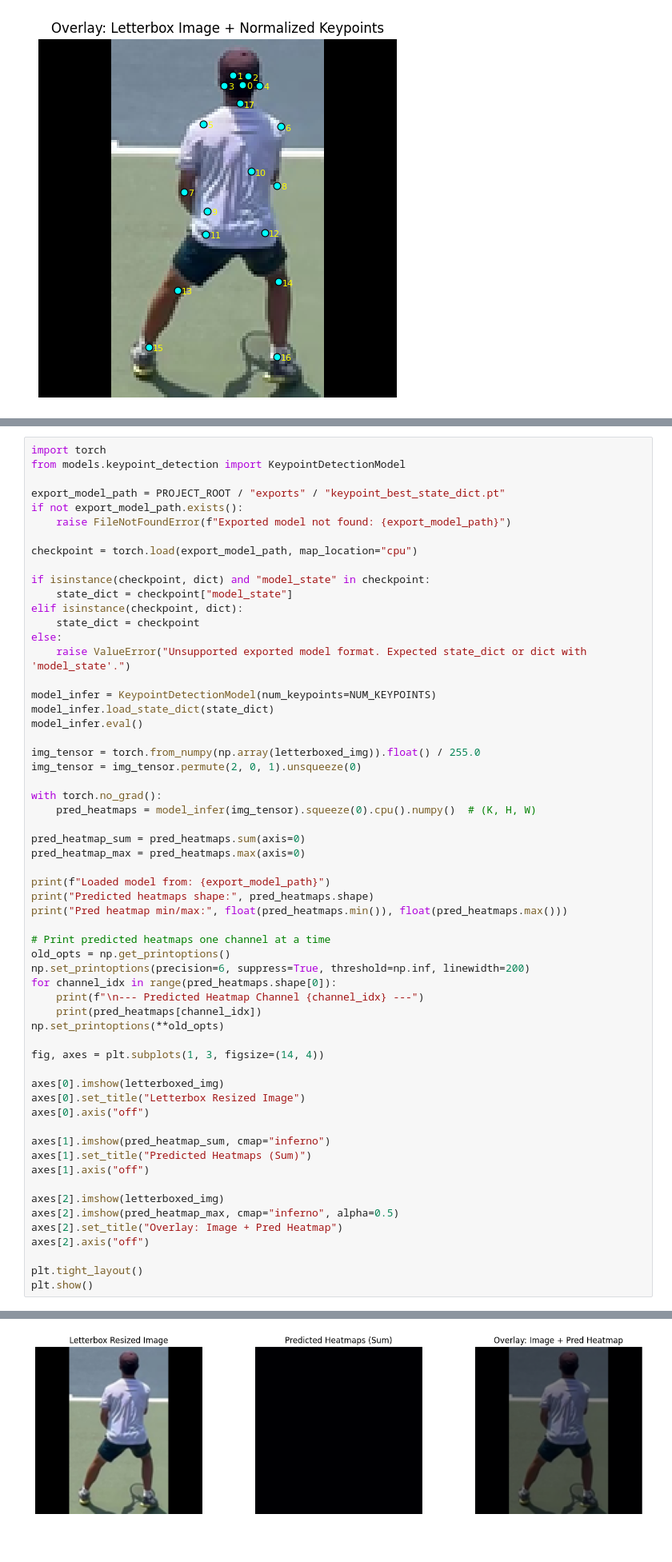
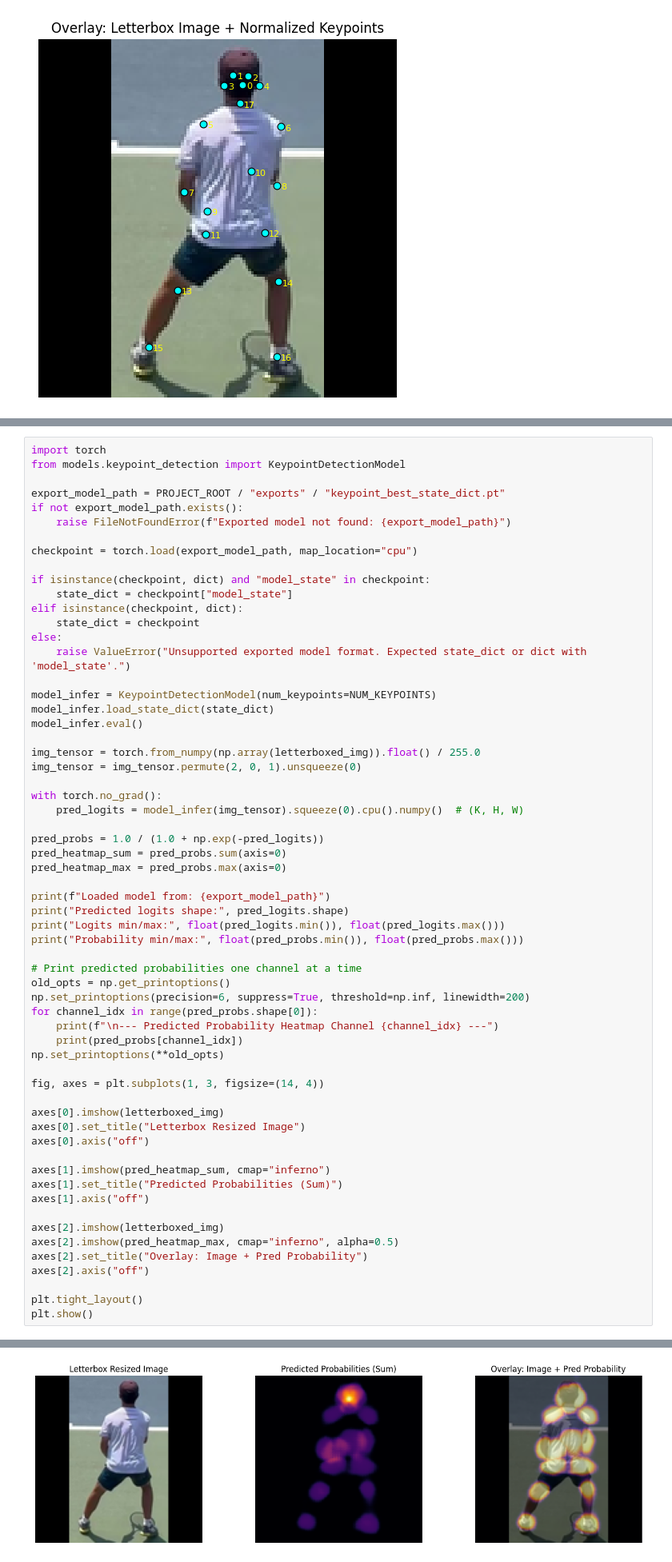
Before and after one commit to hanyiliu/tennis-pose-detection, a Jupyter notebook: notebooks/keypoint_training_visualization.ipynb, the cells around one changed output, grey strips where cells are left out. Shown at 80% size. Saved outputs shown, nothing was run; the diff lists cells and outputs as text.

```diff
--- a/notebooks/keypoint_training_visualization.ipynb
+++ b/notebooks/keypoint_training_visualization.ipynb
@@ -270,21 +271,23 @@ img_tensor = torch.from_numpy(np.array(letterboxed_img)).float() / 255.0
 img_tensor = img_tensor.permute(2, 0, 1).unsqueeze(0)
 
 with torch.no_grad():
-    pred_heatmaps = model_infer(img_tensor).squeeze(0).cpu().numpy()  # (K, H, W)
+    pred_logits = model_infer(img_tensor).squeeze(0).cpu().numpy()  # (K, H, W)
 
-pred_heatmap_sum = pred_heatmaps.sum(axis=0)
-pred_heatmap_max = pred_heatmaps.max(axis=0)
+pred_probs = 1.0 / (1.0 + np.exp(-pred_logits))
+pred_heatmap_sum = pred_probs.sum(axis=0)
+pred_heatmap_max = pred_probs.max(axis=0)
 
 print(f"Loaded model from: {export_model_path}")
-print("Predicted heatmaps shape:", pred_heatmaps.shape)
-print("Pred heatmap min/max:", float(pred_heatmaps.min()), float(pred_heatmaps.max()))
+print("Predicted logits shape:", pred_logits.shape)
+print("Logits min/max:", float(pred_logits.min()), float(pred_logits.max()))
+print("Probability min/max:", float(pred_probs.min()), float(pred_probs.max()))
 
-# Print predicted heatmaps one channel at a time
+# Print predicted probabilities one channel at a time
 old_opts = np.get_printoptions()
 np.set_printoptions(precision=6, suppress=True, threshold=np.inf, linewidth=200)
-for channel_idx in range(pred_heatmaps.shape[0]):
-    print(f"\n--- Predicted Heatmap Channel {channel_idx} ---")
-    print(pred_heatmaps[channel_idx])
+for channel_idx in range(pred_probs.shape[0]):
+    print(f"\n--- Predicted Probability Heatmap Channel {channel_idx} ---")
+    print(pred_probs[channel_idx])
 np.set_printoptions(**old_opts)
 
 fig, axes = plt.subplots(1, 3, figsize=(14, 4))
@@ -294,12 +297,12 @@ axes[0].set_title("Letterbox Resized Image")
 axes[0].axis("off")
 
 axes[1].imshow(pred_heatmap_sum, cmap="inferno")
-axes[1].set_title("Predicted Heatmaps (Sum)")
+axes[1].set_title("Predicted Probabilities (Sum)")
 axes[1].axis("off")
 
 axes[2].imshow(letterboxed_img)
 axes[2].imshow(pred_heatmap_max, cmap="inferno", alpha=0.5)
-axes[2].set_title("Overlay: Image + Pred Heatmap")
+axes[2].set_title("Overlay: Image + Pred Probability")
 axes[2].axis("off")
 
 plt.tight_layout()
@@ -325,2 +328,2 @@ Pred heatmap min/max: 0.0 1.0
-[figure, old version]
+[figure, new version]
 # %% [markdown]
```
Also changed, not shown: parts of 4 cells of this notebook, 1 other file.
